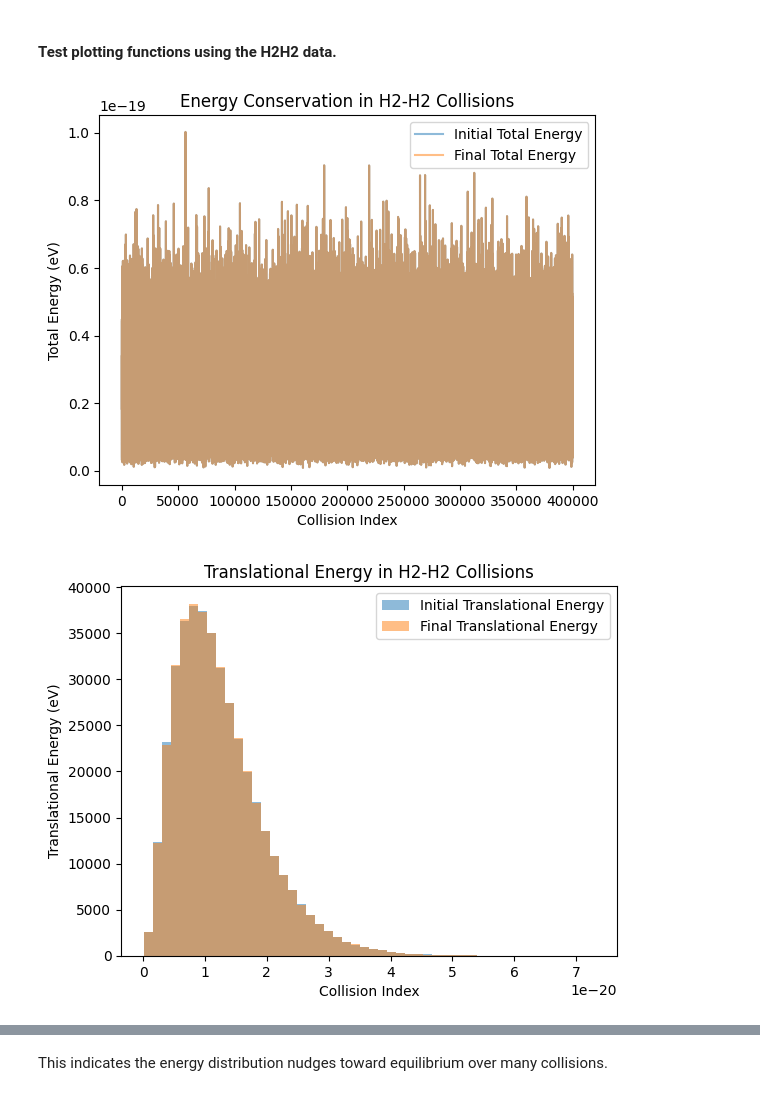
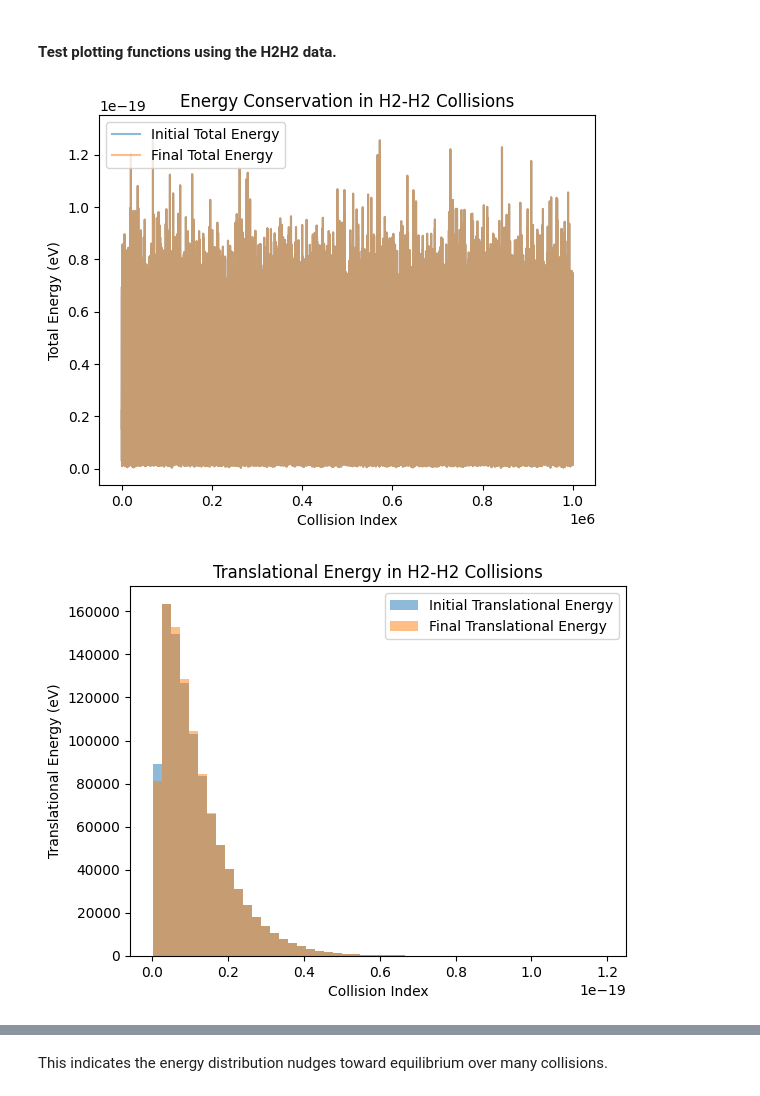
Before and after one commit to TijnZeelenberg/scatteringkernels, a Jupyter notebook: notebook_experiments.ipynb, the cells around one changed output, grey strips where cells are left out. Cells and saved outputs as stored; diff of their text form; code cells hidden in the pictures.

Commit message:
fix: make visualisation functions more robust

```diff
--- a/notebook_experiments.ipynb
+++ b/notebook_experiments.ipynb
@@ -3,11 +3,23 @@
 # %%
 import matplotlib.pyplot as plt
 import pandas as pd
+import numpy as np
+
 # Check energy conservation
-file = "data/filtered/O2O2_collisions.csv"
-df = pd.read_csv(file, skiprows=1)
-Etot_init = df.iloc[:,0] + df.iloc[:,1] + df.iloc[:,2]
-Etot_final = df.iloc[:,3] + df.iloc[:,4] + df.iloc[:,5]
+# datafile = "data/H2H2_collisions.csv"
+# mdn_path = "results/models/mdn_H2H2.pth"
+datafile = "data/filtered/O2O2_collisions.npy"
+mdn_path = "results/models/mdn_O2O2.pth"
+if ".npy" in datafile:
+    data = np.load(datafile)
+    data = pd.DataFrame(data, columns=["Etr", "Er1", "Er2", "Etrp", "Er1p", "Er2p"])
+elif ".csv" in datafile:
+    data = pd.read_csv(datafile, skiprows=1)
+else:
+    raise ValueError("Unsupported file format. Please provide a .csv or .npy file.")
+
+Etot_init = data.iloc[:,0] + data.iloc[:,1] + data.iloc[:,2]
+Etot_final = data.iloc[:,3] + data.iloc[:,4] + data.iloc[:,5]
 plt.plot(Etot_init, label='Initial Total Energy', alpha=0.5)
 plt.plot(Etot_final, label='Final Total Energy', alpha=0.5)
 plt.xlabel('Collision Index')
@@ -16,16 +28,16 @@ plt.title('Energy Conservation in H2-H2 Collisions')
 plt.legend()
 plt.show()
 # %% [output]
-[figure, old version]
+[figure, new version]
 # %%
-Etr_init = df.iloc[:,0]
-Etr_final = df.iloc[:,3]
+Etr_init = data.iloc[:,0]
+Etr_final = data.iloc[:,3]
 plt.hist(Etr_init, bins=50, alpha=0.5, label='Initial Translational Energy')
 plt.hist(Etr_final, bins=50, alpha=0.5, label='Final Translational Energy')
 plt.xlabel('Collision Index')
 plt.ylabel('Translational Energy (eV)')
 plt.title('Translational Energy in H2-H2 Collisions')
 plt.legend()
 plt.show()
 # %% [output]
-[figure, old version]
+[figure, new version]
```
Also changed, not shown: parts of 8 cells of this notebook, 7 other files.
